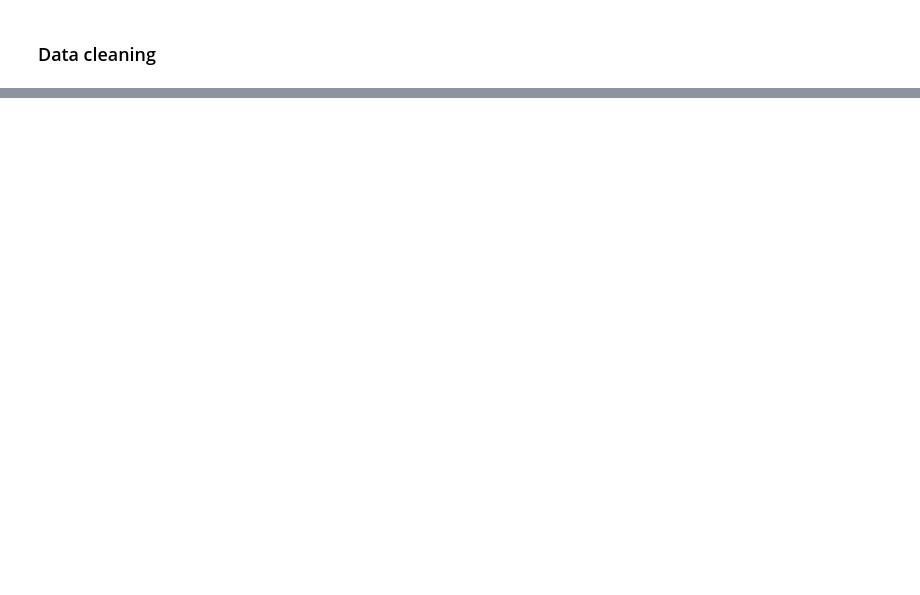
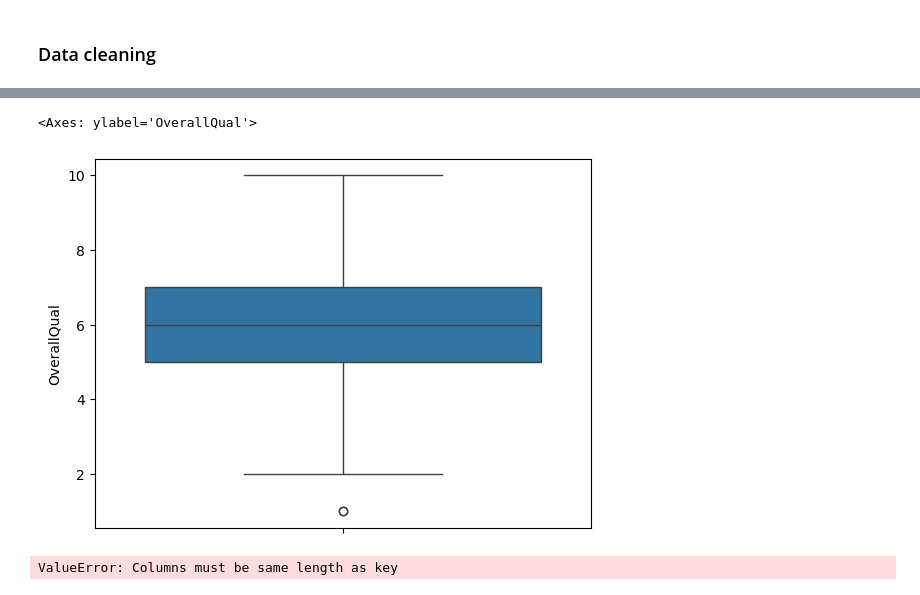
Before and after one commit to geoduin/HousePricePredictor, a Jupyter notebook: data_science_challenge.ipynb, the cells around one changed output, grey strips where cells are left out. Saved outputs shown, nothing was run; the diff lists cells and outputs as text; code cells hidden in the pictures; blank space fills up the shorter version.

```diff
--- a/data_science_challenge.ipynb
+++ b/data_science_challenge.ipynb
@@ -391,0 +495,11 @@ De relevante categorische kolommen die bruikbaar kunnen zijn voor modeltraining
+# %%
+totRmsAbvGrd = train_data_prep["TotRmsAbvGrd"]
+sns.boxplot(qual_data)
+# %% [output]
+<Axes: ylabel='OverallQual'>
+[figure, added]
+# %%
+cleaned_data = remove_outliers(train_data_prep)
+cleaned_data.info()
+# %% [output]
+ValueError: Columns must be same length as key
```
Also changed, not shown: parts of 20 cells of this notebook.
